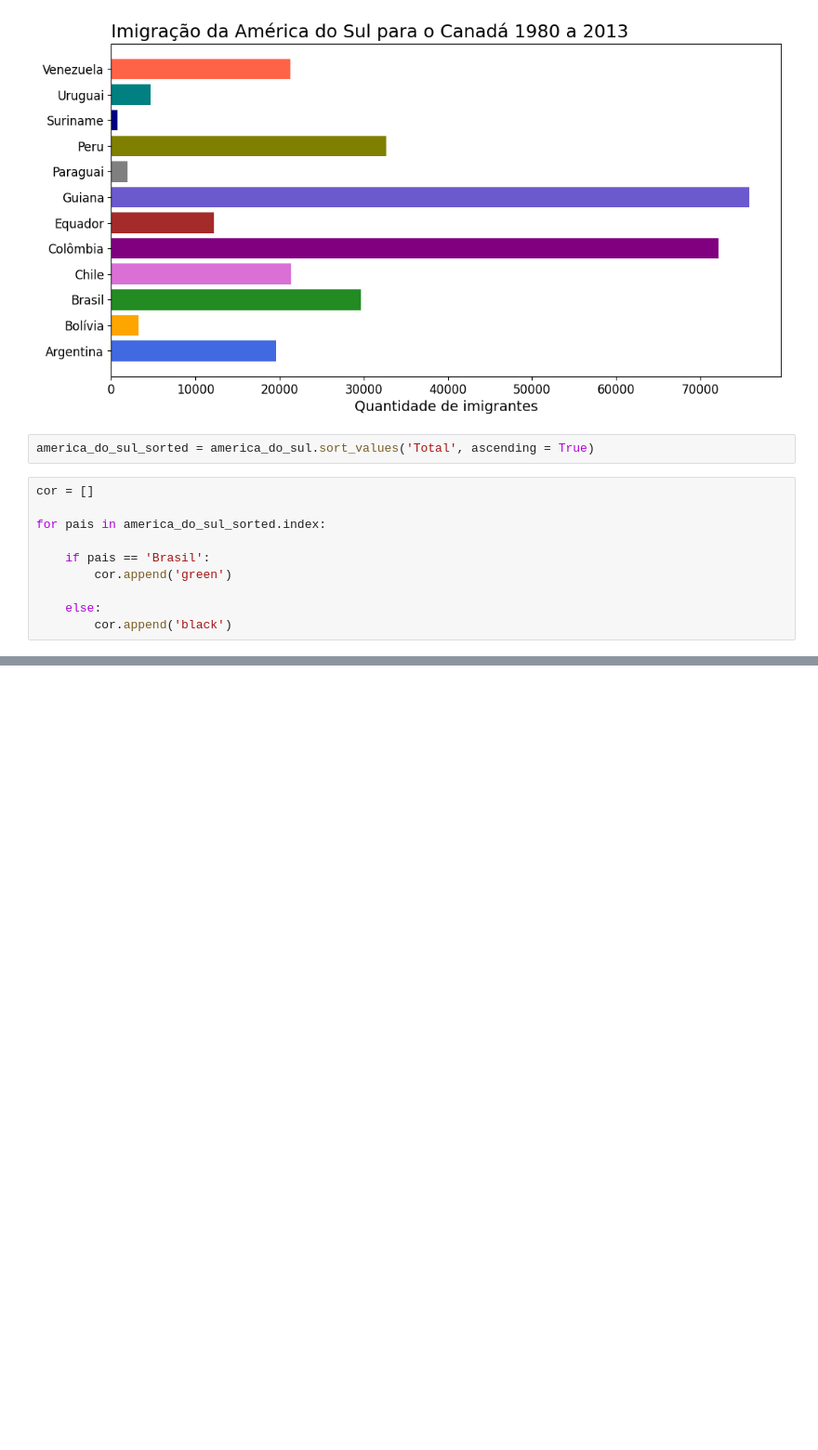
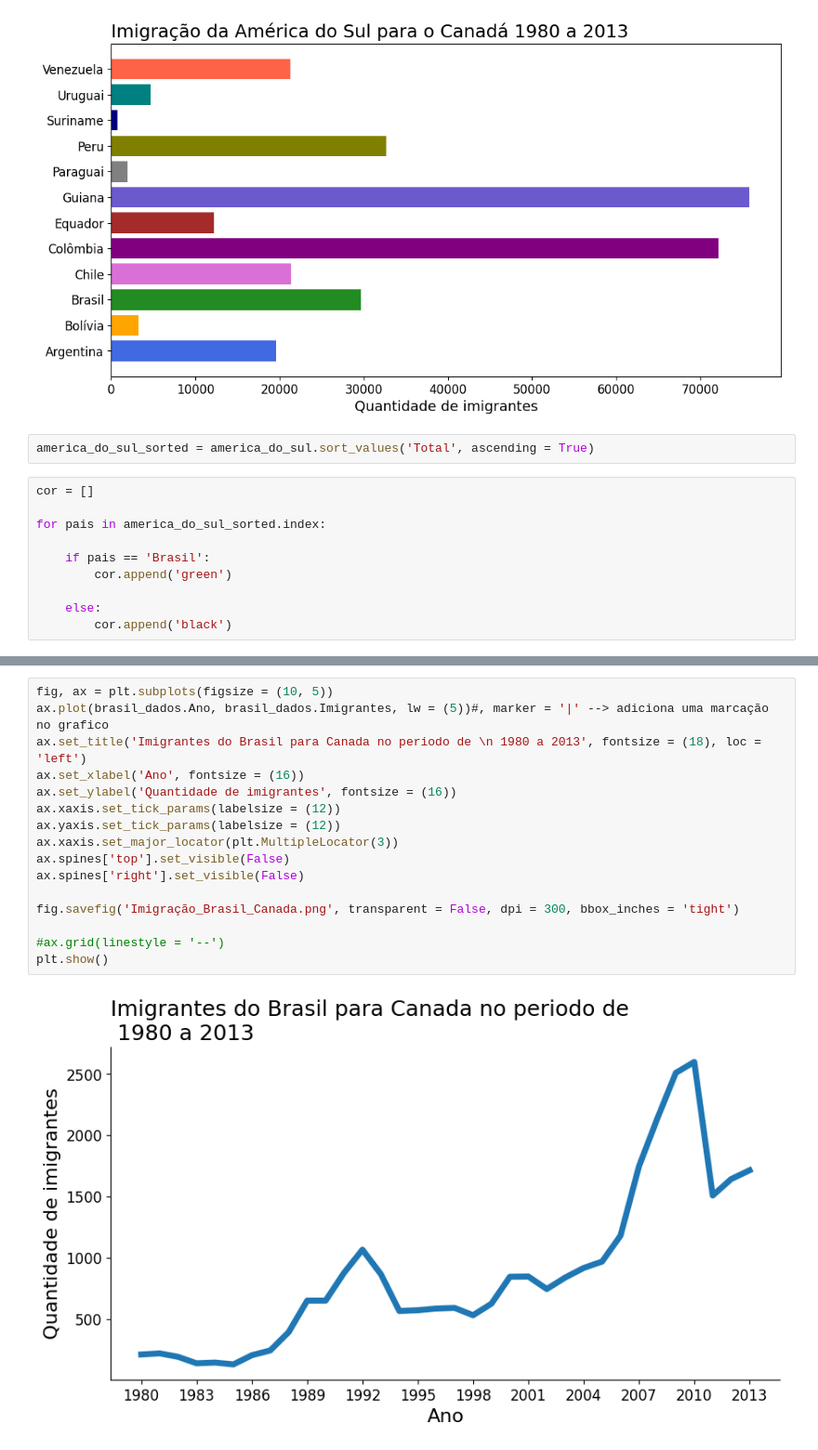
Before and after one commit to Marlon-Santiago/Alanisando_dados_Imigratorios_Canada, a Jupyter notebook: Imigrantes_canada_analise.ipynb, the cells around one changed output, grey strips where cells are left out. Shown at 93% size. Saved outputs shown, nothing was run; the diff lists cells and outputs as text; blank space fills up the shorter version.

Commit message:
updates
Adicionando Rotulos e salvando os gráficos

```diff
--- a/Imigrantes_canada_analise.ipynb
+++ b/Imigrantes_canada_analise.ipynb
@@ -317,0 +324,18 @@ plt.show()
+# %%
+fig, ax = plt.subplots(figsize = (10, 5))
+ax.plot(brasil_dados.Ano, brasil_dados.Imigrantes, lw = (5))#, marker = '|' --> adiciona uma marcação no grafico
+ax.set_title('Imigrantes do Brasil para Canada no periodo de \n 1980 a 2013', fontsize = (18), loc = 'left')
+ax.set_xlabel('Ano', fontsize = (16))
+ax.set_ylabel('Quantidade de imigrantes', fontsize = (16))
+ax.xaxis.set_tick_params(labelsize = (12))
+ax.yaxis.set_tick_params(labelsize = (12))
+ax.xaxis.set_major_locator(plt.MultipleLocator(3))
+ax.spines['top'].set_visible(False)
+ax.spines['right'].set_visible(False)
+
+fig.savefig('Imigração_Brasil_Canada.png', transparent = False, dpi = 300, bbox_inches = 'tight')
+
+#ax.grid(linestyle = '--')
+plt.show()
+# %% [output]
+[figure, added]
```
Also changed, not shown: parts of 1 cell of this notebook, 2 other files.
